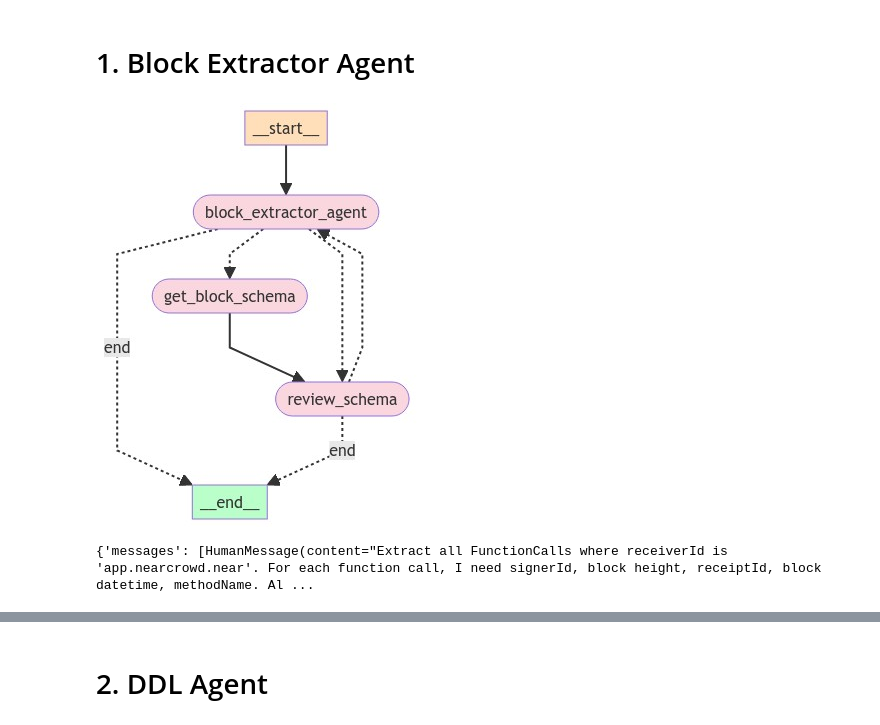
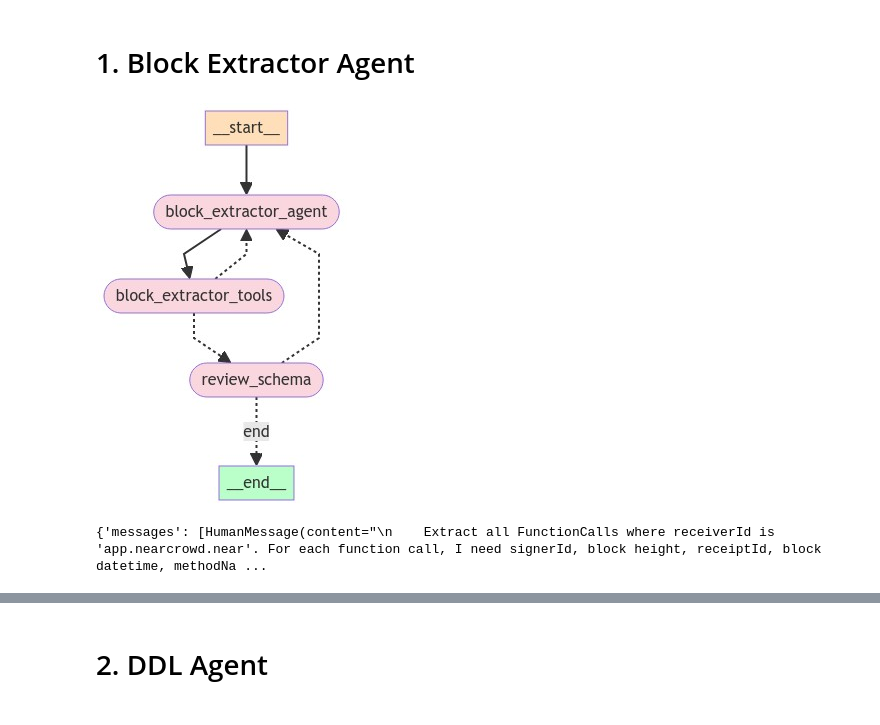
Before and after one commit to near/indexer-agent, a Jupyter notebook: SP_Agent_v1.ipynb, the cells around one changed output, grey strips where cells are left out. Cells and saved outputs as stored; diff of their text form; code cells hidden in the pictures.

Commit message:
Added review step on block extractor schema generation and master graph file

```diff
--- a/SP_Agent_v1.ipynb
+++ b/SP_Agent_v1.ipynb
@@ -86,20 +88,27 @@ dml_code_agent = DMLCodeAgent(dml_code_agent_model,ToolExecutor(dml_tools))
 # %%
 # Define conditional logic
 def block_extractor_agent_router(state):
-    block_schema = state['block_schema']
-    js_code = state['js_code']
     last_message = state["messages"][-1]
-    if hasattr(last_message, 'additional_kwargs'):
-        if "tool_calls" in last_message.additional_kwargs:
-            return "get_block_schema"
-    elif js_code != "":
+    iterations = state['iterations']
+    # If there is no tool call, then we review schema
+    if not last_message.tool_calls:
         return "review_schema"
-    elif block_schema != "":
+    # If more than X iterations have occurred end to prevent infinite loop
+    elif iterations > 3:
+        return "end"
+    # Otherwise if there is, we call tools
+    else:
+        return "block_extractor_tools"
+
+def should_review(state):
+    block_schema = state["block_schema"]
+    # If block schema is no longer null we review schema
+    if block_schema != "":
         return "review_schema"
     else:
-        return "end"
+        return "block_extractor_agent"
 
-def schema_review_router(state):
+def review_router(state):
     should_continue = state['should_continue']
     if should_continue==True:
         return "end"
@@ -113,58 +122,61 @@ workflow = StateGraph(GraphState)
 
 ## Define the Agent nodes
 workflow.add_node("block_extractor_agent", block_extractor_agent.call_model)
 
 ## Tool Nodes
-workflow.add_node("get_block_schema",block_extractor_agent.call_tool)
+workflow.add_node("block_extractor_tools",block_extractor_agent.call_tool)
 
 ## Human Review
 workflow.add_node("review_schema",block_extractor_agent.human_review)
 
 ## Add Edges
 workflow.set_entry_point("block_extractor_agent")
-# workflow.add_edge("get_block_schema", "block_extractor_agent")
-workflow.add_edge("get_block_schema", "review_schema")
+workflow.add_edge("block_extractor_agent", "block_extractor_tools")
 
 # Add Conditional Edges
-# Check if all block extraction tools are completed
+# Check if schema is filled in
 workflow.add_conditional_edges(
-    "block_extractor_agent",
-    block_extractor_agent_router,
+    "block_extractor_tools",
+    should_review,
     {
-        "get_block_schema":"get_block_schema",
+        "block_extractor_agent":"block_extractor_agent",
         "review_schema": "review_schema",
-        "end": END,
     }
 )
 # Human review of schema
 workflow.add_conditional_edges(
     "review_schema",
-    schema_review_router,
+    review_router,
     {
         "block_extractor_agent": "block_extractor_agent",
         "end": END,
     }
 )
 
 be_app = workflow.compile()
 display(Image(be_app.get_graph(xray=True).draw_mermaid_png()))
 # %% [output]
-[figure, old version]
+[figure, new version]
 # %%
 from langchain_core.messages import HumanMessage
 
-question = "Extract all FunctionCalls where receiverId is 'app.nearcrowd.near'. For each function call, I need signerId, block height, receiptId, block datetime, methodName. Also add all fields from args that are decoded from base64-encoded JSON. I only need actions for successful receipts."
+question = """
+    Extract all FunctionCalls where receiverId is 'app.nearcrowd.near'. For each function call, I need signerId, block height, receiptId, block datetime, methodName.
+    Also add all fields from args that are decoded from base64-encoded JSON. I only need actions for successful receipts.
+    Use block height 119688212.
+    """
 
 result = be_app.invoke({"messages": [HumanMessage(content=question)],
-                     "block_schema": "",
-                     "js_code":"",
-                     "ddl_code":"",
-                     "dml_code": "",
-                     "iterations": 0,
-                     "error":"",
-                     "should_continue": False,
-                     })
+                    "block_schema": "",
+                    "block_heights":[],
+                    "js_code":"",
+                    "ddl_code":"",
+                    "dml_code": "",
+                    "iterations": 0,
+                    "error":"",
+                    "should_continue": False,
+                    })
 
 print(result)
 # %% [output]
-{'messages': [HumanMessage(content="Extract all FunctionCalls where receiverId is 'app.nearcrowd.near'. For each function call, I need signerId, block height, receiptId, block datetime, methodName. Al ...
+{'messages': [HumanMessage(content="\n    Extract all FunctionCalls where receiverId is 'app.nearcrowd.near'. For each function call, I need signerId, block height, receiptId, block datetime, methodNa ...
```
Also changed, not shown: parts of 8 cells of this notebook, 3 other files.
